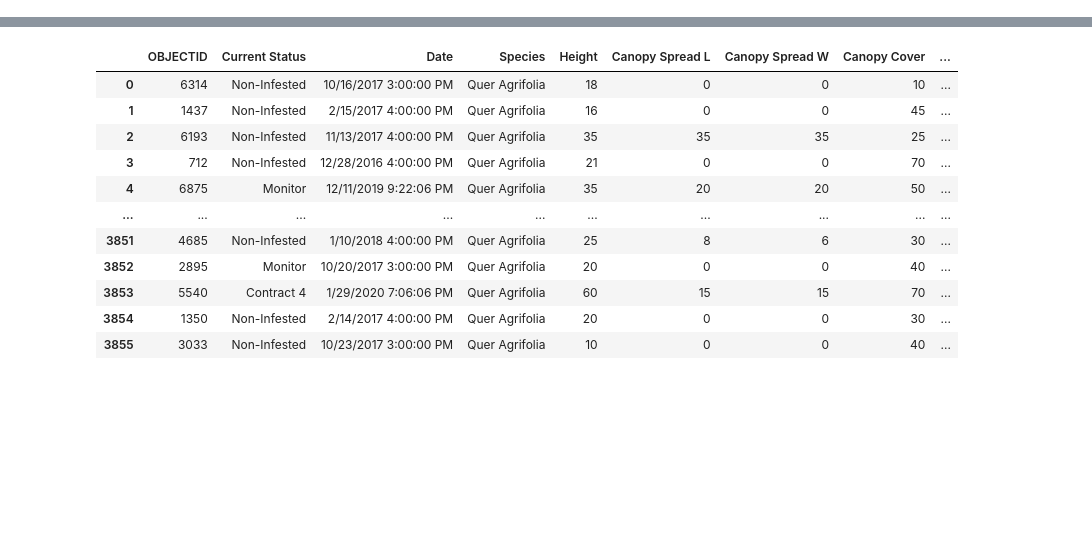
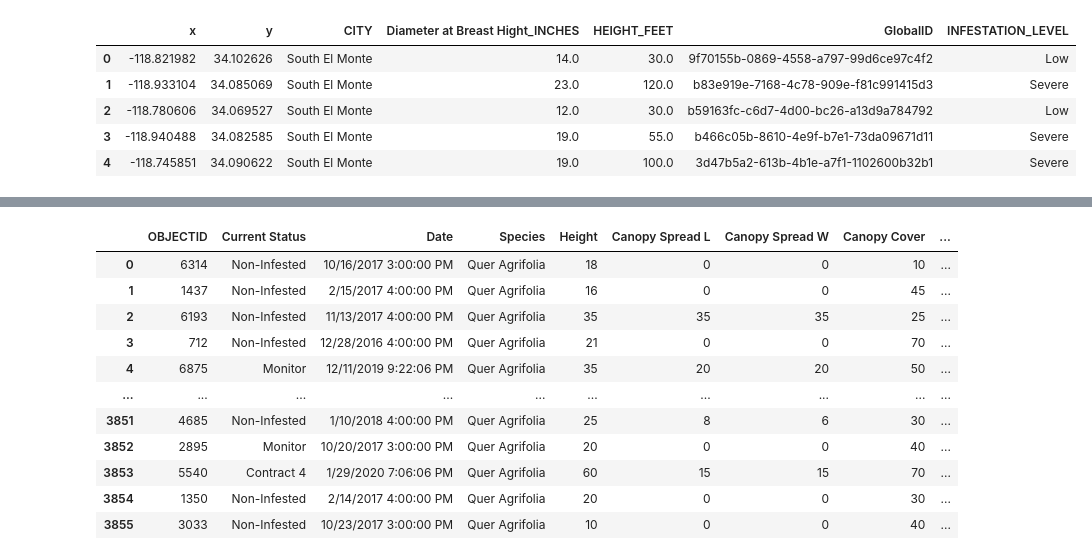
Before and after one commit to willxxy/AILAOI, a Jupyter notebook: Final/PestAI_predict.ipynb, the cells around one changed output, grey strips where cells are left out. Saved outputs shown, nothing was run; the diff lists cells and outputs as text; code cells hidden in the pictures; blank space fills up the shorter version.

```diff
--- a/Final/PestAI_predict.ipynb
+++ b/Final/PestAI_predict.ipynb
@@ -16,0 +121,3 @@ os.chdir('drive/MyDrive/pests.ai AILAOI')
+# %%
+X = add_interactions(X)
+print(X.head(5))
@@ -16,0 +169,10 @@ os.chdir('drive/MyDrive/pests.ai AILAOI')
+# %%
+new_df = pd.concat([df[['x', 'y', 'CITY', 'Diameter at Breast Hight_INCHES', 'HEIGHT_FEET', 'GlobalID']], pred['INFESTATION_LEVEL']], axis=1)
+new_df.head()
+# %% [output]
+|  | x | y | CITY | Diameter at Breast Hight_INCHES | HEIGHT_FEET | GlobalID | INFESTATION_LEVEL |
+| 0 | -118.821982 | 34.102626 | South El Monte | 14.0 | 30.0 | 9f70155b-0869-4558-a797-99d6ce97c4f2 | Low |
+| 1 | -118.933104 | 34.085069 | South El Monte | 23.0 | 120.0 | b83e919e-7168-4c78-909e-f81c991415d3 | Severe |
+| 2 | -118.780606 | 34.069527 | South El Monte | 12.0 | 30.0 | b59163fc-c6d7-4d00-bc26-a13d9a784792 | Low |
+| 3 | -118.940488 | 34.082585 | South El Monte | 19.0 | 55.0 | b466c05b-8610-4e9f-b7e1-73da09671d11 | Severe |
+| 4 | -118.745851 | 34.090622 | South El Monte | 19.0 | 100.0 | 3d47b5a2-613b-4b1e-a7f1-1102600b32b1 | Severe |
```
Also changed, not shown: parts of 23 cells of this notebook, 2 other files.
